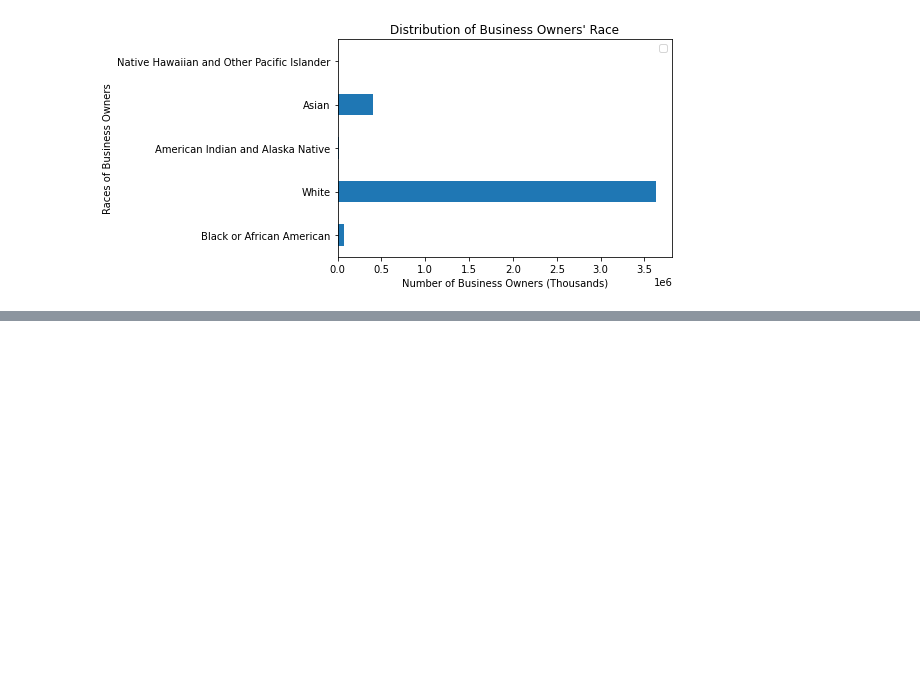
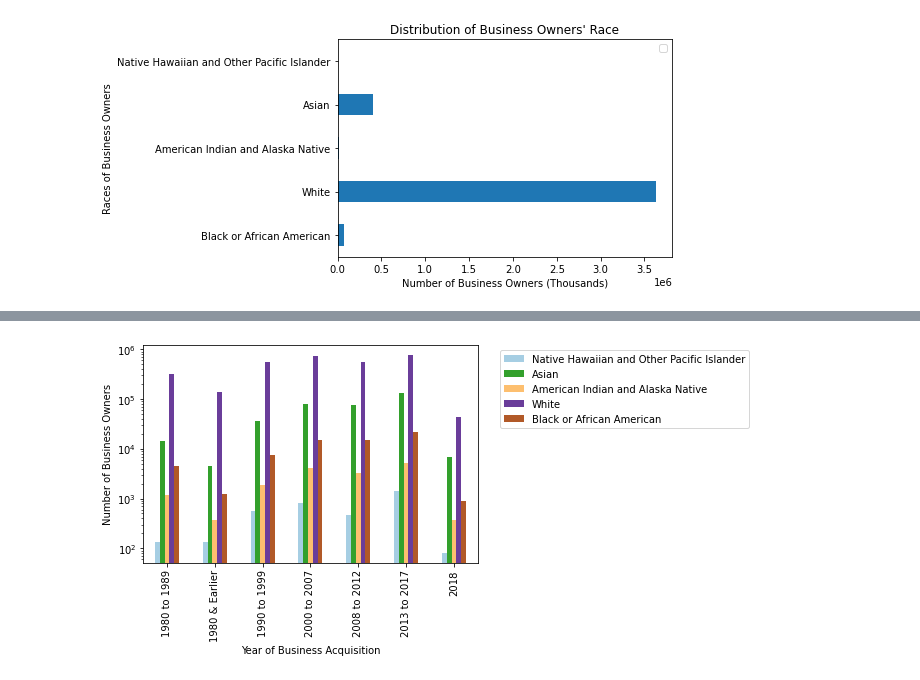
Before and after one commit to ryan5541/ABSAssessment, a Jupyter notebook: census-assessment-elsa.ipynb, the cells around one changed output, grey strips where cells are left out. Saved outputs shown, nothing was run; the diff lists cells and outputs as text; code cells hidden in the pictures; blank space fills up the shorter version.

```diff
--- a/census-assessment-elsa.ipynb
+++ b/census-assessment-elsa.ipynb
@@ -85,0 +86,37 @@ plt.show()
+# %%
+# VIS 4
+pacific = file_df[file_df['OWNER_RACE_LABEL'] == 'Native Hawaiian and Other Pacific Islander'].copy()
+pacific.drop(columns = ['OWNER_RACE','OWNER_RACE_LABEL','OWNPDEMP_F','us','OWNCHAR'],inplace=True)
+pacific.rename(columns = {'OWNPDEMP' : 'Native Hawaiian and Other Pacific Islander'},inplace=True)
+
+asian = file_df[file_df['OWNER_RACE_LABEL'] == 'Asian'].copy()
+asian.drop(columns = ['OWNER_RACE','OWNER_RACE_LABEL','OWNPDEMP_F','us','OWNCHAR'],inplace=True)
+asian.rename(columns = {'OWNPDEMP' : 'Asian'},inplace=True)
+
+p_a = pd.merge(pacific,asian,on='OWNCHAR_LABEL')
+
+amer_indian = file_df[file_df['OWNER_RACE_LABEL'] == 'American Indian and Alaska Native'].copy()
+amer_indian.drop(columns = ['OWNER_RACE','OWNER_RACE_LABEL','OWNPDEMP_F','us','OWNCHAR'],inplace=True)
+amer_indian.rename(columns = {'OWNPDEMP' : 'American Indian and Alaska Native'},inplace=True)
+
+p_a_ai = pd.merge(p_a,amer_indian,on='OWNCHAR_LABEL')
+
+white = file_df[file_df['OWNER_RACE_LABEL'] == 'White'].copy()
+white.drop(columns = ['OWNER_RACE','OWNER_RACE_LABEL','OWNPDEMP_F','us','OWNCHAR'],inplace=True)
+white.rename(columns = {'OWNPDEMP' : 'White'},inplace=True)
+
+p_a_ai_w = pd.merge(p_a_ai,white,on='OWNCHAR_LABEL')
+
+black = file_df[file_df['OWNER_RACE_LABEL'] == 'Black or African American'].copy()
+black.drop(columns = ['OWNER_RACE','OWNER_RACE_LABEL','OWNPDEMP_F','us','OWNCHAR'],inplace=True)
+black.rename(columns = {'OWNPDEMP' : 'Black or African American'},inplace=True)
+
+all_owner_races_by_year = pd.merge(p_a_ai_w,black,on="OWNCHAR_LABEL")
+# %%
+all_races_chart = all_owner_races_by_year.plot.bar(x='OWNCHAR_LABEL', logy=True,colormap='Paired')
+all_races_chart.set_xlabel("Year of Business Acquisition")
+all_races_chart.set_ylabel("Number of Business Owners")
+all_races_chart.legend(bbox_to_anchor=(1.05, 1), loc='upper left')
+plt.show()
+# %% [output]
+[figure, added]
```
Also changed, not shown: parts of 3 cells of this notebook.
